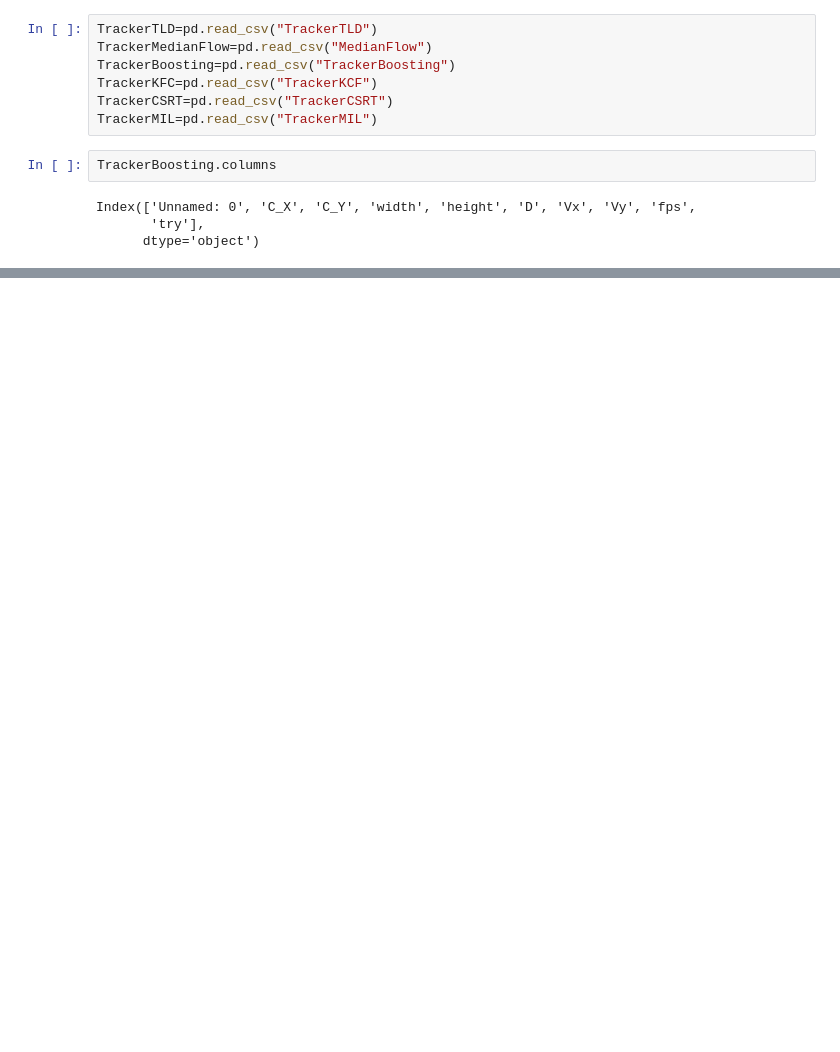
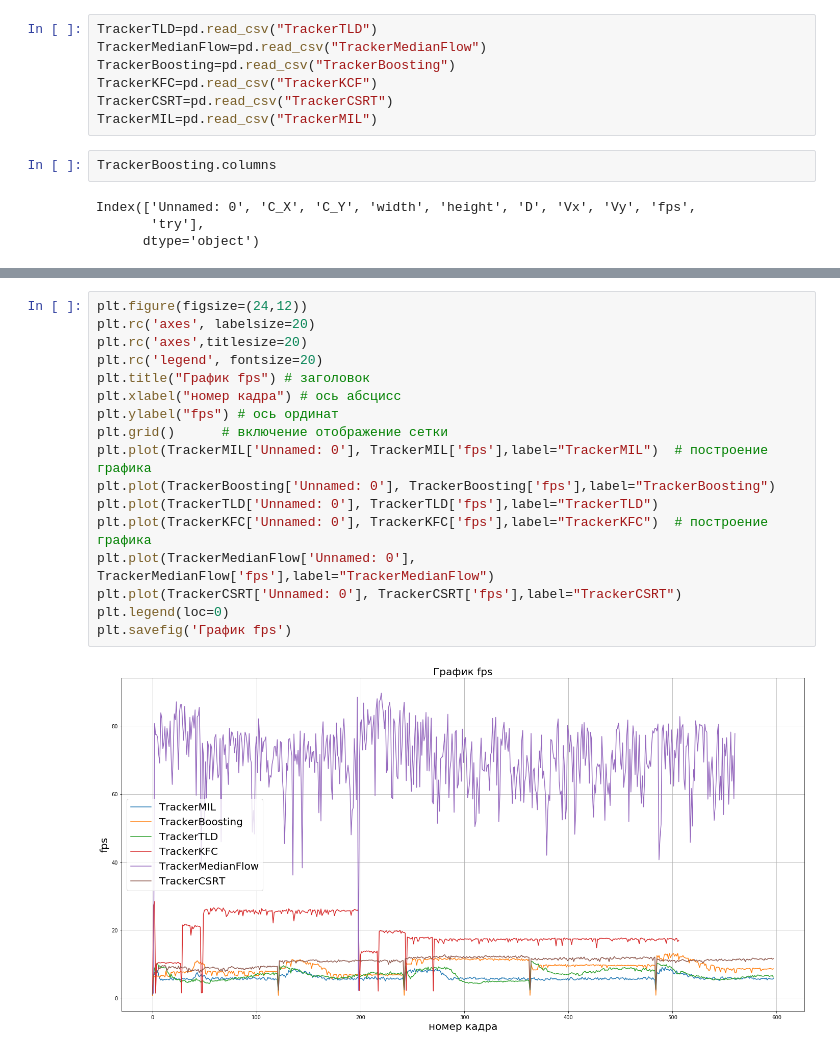
Before and after one commit to ShayhMaksim/CaffeDetection-Tracking, a Jupyter notebook: analys.ipynb, the cells around one changed output, grey strips where cells are left out. Cells and saved outputs as stored; diff of their text form; blank space fills up the shorter version.

```diff
--- a/analys.ipynb
+++ b/analys.ipynb
@@ -6,7 +6,7 @@ import numpy as np
 words=["TrackerTLD","MedianFlow","TrackerBoosting","TrackerKCF","TrackerCSRT","TrackerMIL"]
 # %%
 TrackerTLD=pd.read_csv("TrackerTLD")
-TrackerMedianFlow=pd.read_csv("MedianFlow")
+TrackerMedianFlow=pd.read_csv("TrackerMedianFlow")
 TrackerBoosting=pd.read_csv("TrackerBoosting")
 TrackerKFC=pd.read_csv("TrackerKCF")
 TrackerCSRT=pd.read_csv("TrackerCSRT")
@@ -61,0 +76,19 @@ plt.savefig('График положения цели 1')
+# %%
+plt.figure(figsize=(24,12))
+plt.rc('axes', labelsize=20)
+plt.rc('axes',titlesize=20)
+plt.rc('legend', fontsize=20)
+plt.title("График fps") # заголовок
+plt.xlabel("номер кадра") # ось абсцисс
+plt.ylabel("fps") # ось ординат
+plt.grid()      # включение отображение сетки
+plt.plot(TrackerMIL['Unnamed: 0'], TrackerMIL['fps'],label="TrackerMIL")  # построение графика
+plt.plot(TrackerBoosting['Unnamed: 0'], TrackerBoosting['fps'],label="TrackerBoosting")
+plt.plot(TrackerTLD['Unnamed: 0'], TrackerTLD['fps'],label="TrackerTLD")
+plt.plot(TrackerKFC['Unnamed: 0'], TrackerKFC['fps'],label="TrackerKFC")  # построение графика
+plt.plot(TrackerMedianFlow['Unnamed: 0'], TrackerMedianFlow['fps'],label="TrackerMedianFlow")
+plt.plot(TrackerCSRT['Unnamed: 0'], TrackerCSRT['fps'],label="TrackerCSRT")
+plt.legend(loc=0)
+plt.savefig('График fps')
+# %% [output]
+[figure, added]
```
Also changed, not shown: parts of 20 cells of this notebook, 1 other file.
